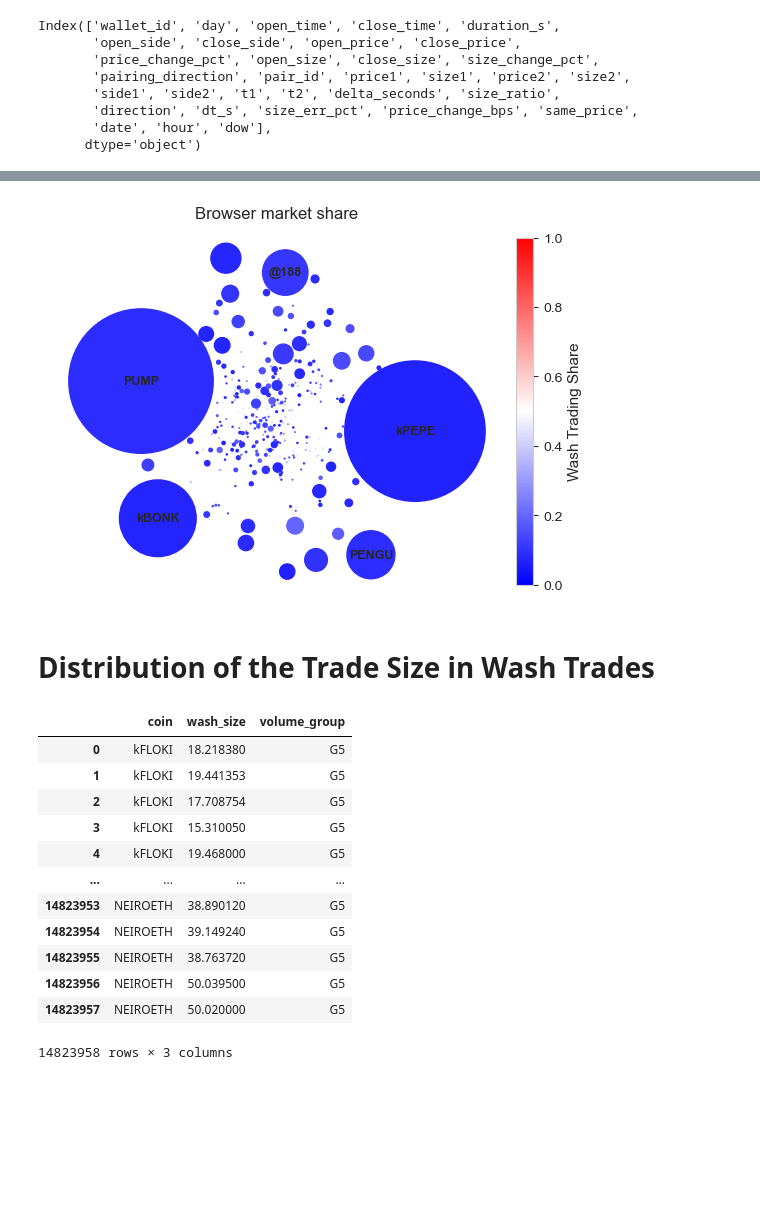
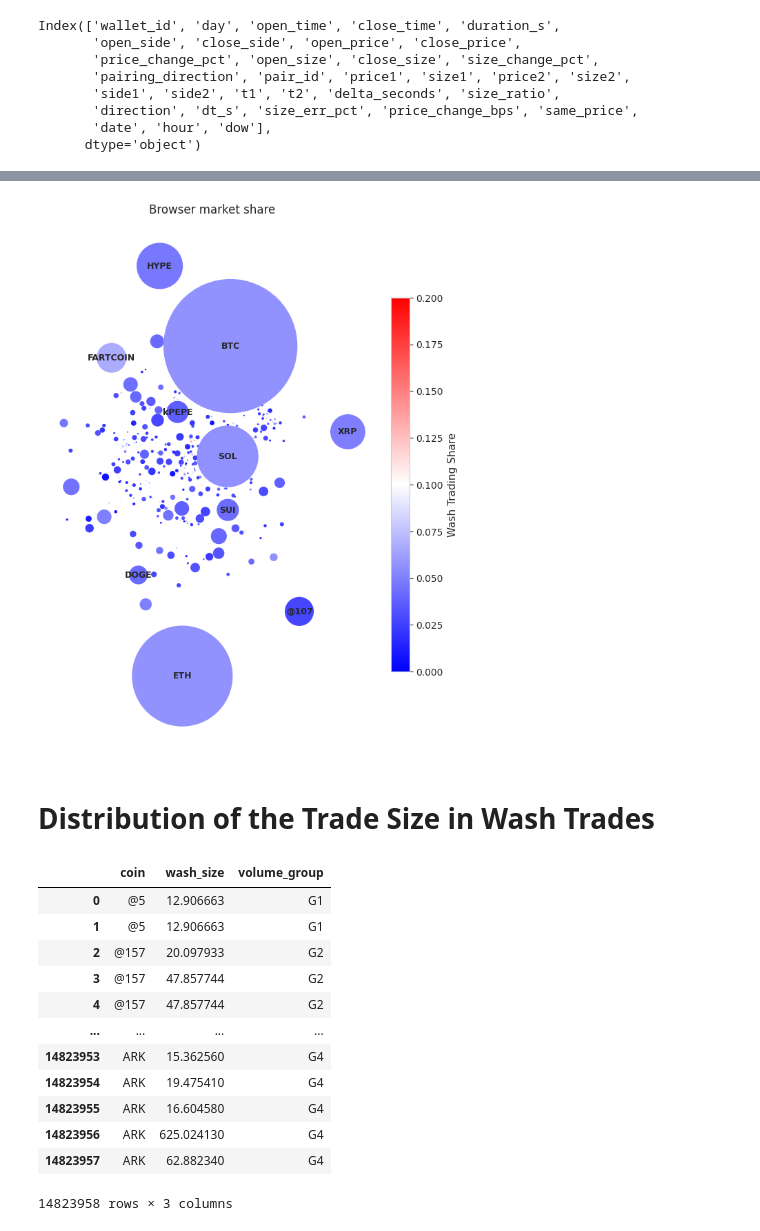
Before and after one commit to ASEVlad/Hyperliquid_Wash_Trading_detection, a Jupyter notebook: Simple_Analysis.ipynb, the cells around one changed output, grey strips where cells are left out. Saved outputs shown, nothing was run; the diff lists cells and outputs as text; code cells hidden in the pictures; blank space fills up the shorter version.

```diff
--- a/Simple_Analysis.ipynb
+++ b/Simple_Analysis.ipynb
@@ -52,18 +52,18 @@ def aggregate_coin_wash_data(token, analysis_path):
         usecols=["open_size", "open_price"],
     )
 
-    wash_volume = df_wash["open_size"].sum()
-    wash_trade_count = len(df_wash) * 2
-
     # store sizes ONLY for distribution plots
     wash_sizes = df_wash["open_size"].values * df_wash["open_price"].values
+
+    wash_volume = wash_sizes.sum()
+    wash_trade_count = len(df_wash) * 2
 
     # --- load all trades (efficiently) ---
     store = CoinDataStore(token, engine="fastparquet")
     df_trades = store.load_all()
 
     # assume store.trades exists
-    total_volume = df_trades["size"].sum()
+    total_volume = (df_trades["size"].values * df_trades["price"].values).sum()
 
     return {
         "coin": token,
@@ -142,8 +139,12 @@ import matplotlib.colors as mcolors
 coin_stats["wash_pct"] = coin_stats["wash_volume"] / coin_stats["total_volume"]
 wash_pct = coin_stats["wash_pct"].values
 
+norm = mcolors.Normalize(
+    vmin=coin_stats["wash_pct"].min(),
+    vmax=0.2
+)
 cmap = cm.get_cmap("bwr")  # blue → red
-colors = cmap(wash_pct)  # RGBA array
+colors = cmap(norm(wash_pct))  # RGBA array
 
 bubble_data = {
     'coins': coin_stats["coin"],
@@ -284,37 +285,38 @@ class BubbleChart:
 
 
 bubble_chart = BubbleChart(area=bubble_data['total_volume'],
                            bubble_spacing=0.1)
 
 bubble_chart.collapse()
 
-fig, ax = plt.subplots(subplot_kw=dict(aspect="equal"))
+fig, ax = plt.subplots(subplot_kw=dict(aspect="equal"), figsize=(10, 10))
 bubble_chart.plot(
     ax, bubble_data['coins'], bubble_data['color'])
+
 ax.axis("off")
 ax.relim()
 ax.autoscale_view()
 ax.set_title('Browser market share')
 
-sm = cm.ScalarMappable(cmap=cmap)
+sm = cm.ScalarMappable(norm=norm, cmap=cmap)
 sm.set_array([])
 
 cbar = plt.colorbar(sm, ax=ax, fraction=0.035, pad=0.02)
 cbar.set_label("Wash Trading Share", fontsize=11)
 
-top_n = min(len(bubble_data["total_volume"]), 5)
+top_n = min(len(bubble_data["total_volume"]), 10)
 top_idx = np.argsort(bubble_data["total_volume"])[-top_n:]
 
 for i in top_idx:
     x, y = bubble_chart.bubbles[i, :2]
     ax.text(x, y, bubble_data["coins"][i],
             ha="center", va="center",
             fontsize=9, weight="bold")
 
 
 plt.show()
 # %% [output]
-[figure, old version]
+[figure, new version]
 # %% [markdown]
 # Distribution of the Trade Size in Wash Trades
 # %%
@@ -332,17 +334,17 @@ wash_sizes = wash_sizes.merge(
 wash_sizes
 # %% [output]
 |  | coin | wash_size | volume_group |
-| 0 | kFLOKI | 18.218380 | G5 |
-| 1 | kFLOKI | 19.441353 | G5 |
-| 2 | kFLOKI | 17.708754 | G5 |
-| 3 | kFLOKI | 15.310050 | G5 |
-| 4 | kFLOKI | 19.468000 | G5 |
+| 0 | @5 | 12.906663 | G1 |
+| 1 | @5 | 12.906663 | G1 |
+| 2 | @157 | 20.097933 | G2 |
+| 3 | @157 | 47.857744 | G2 |
+| 4 | @157 | 47.857744 | G2 |
 | ... | ... | ... | ... |
-| 14823953 | NEIROETH | 38.890120 | G5 |
-| 14823954 | NEIROETH | 39.149240 | G5 |
-| 14823955 | NEIROETH | 38.763720 | G5 |
-| 14823956 | NEIROETH | 50.039500 | G5 |
-| 14823957 | NEIROETH | 50.020000 | G5 |
+| 14823953 | ARK | 15.362560 | G4 |
+| 14823954 | ARK | 19.475410 | G4 |
+| 14823955 | ARK | 16.604580 | G4 |
+| 14823956 | ARK | 625.024130 | G4 |
+| 14823957 | ARK | 62.882340 | G4 |
 14823958 rows × 3 columns
 # %%
 fig, axes = plt.subplots(3, 2, figsize=(15, 10))
```
Also changed, not shown: parts of 12 cells of this notebook.
